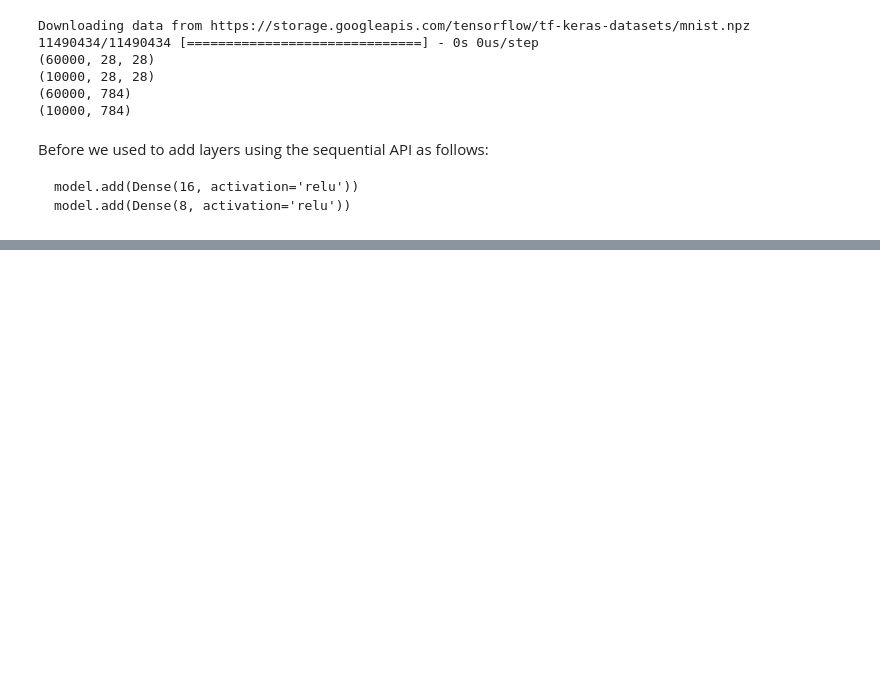
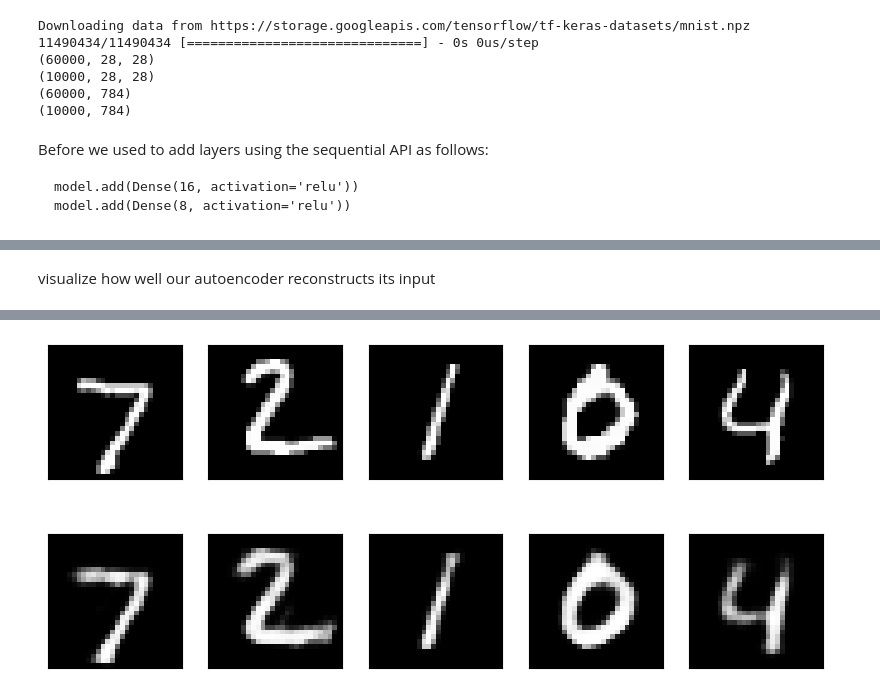
Before and after one commit to Andrei-WongE/ML_sandbox, a Jupyter notebook: Class_8.ipynb, the cells around one changed output, grey strips where cells are left out. Drawn from its saved outputs; the diff is of its cells as text; code cells hidden in the pictures; blank space fills up the shorter version.

```diff
--- a/Class_8.ipynb
+++ b/Class_8.ipynb
@@ -75,0 +104,6 @@ layer_2 = Dense(8, activation='relu')(layer_1)
+# %%
+# generate an autoencoder model
+autoencoder, _ = auto_encoder_model()
+autoencoder.compile(optimizer='adam', loss='binary_crossentropy')
+
+autoencoder.fit(x_train, x_train, epochs=3)
@@ -75,0 +118,32 @@ layer_2 = Dense(8, activation='relu')(layer_1)
+# %% [markdown]
+visualize how well our autoencoder reconstructs its input
+# %%
+def plot_image_comparison(base_images, comparison_images, p_n = 5, dims=(28,28) ):
+  decoded_imgs = autoencoder.predict(x_test)
+  # number of example digits to show
+  n = p_n
+  plt.figure(figsize=(10, 4.5))
+  for i in range(n):
+    # plot original image
+    ax = plt.subplot(2, n, i + 1)
+    plt.imshow(base_images[i].reshape(*dims))
+    plt.gray()
+    ax.get_xaxis().set_visible(False)
+    ax.get_yaxis().set_visible(False)
+
+    if i == n/2:
+      ax.set_title('Original Images')
+    # plot reconstruction
+    ax = plt.subplot(2, n, i + 1+ n)
+    plt.imshow(comparison_images[i].reshape(*dims))
+    plt.gray()
+    ax.get_xaxis().set_visible(False)
+    ax.get_yaxis().set_visible(False)
+
+    if i == n/2:
+      ax.set_title('Reconstructed Images')
+
+plt.show()
+
+plot_image_comparison(x_test, autoencoder.predict(x_test))
+# %% [output]
@@ -75,0 +152 @@ layer_2 = Dense(8, activation='relu')(layer_1)
+[figure, added]
```
Also changed, not shown: parts of 11 cells of this notebook.
